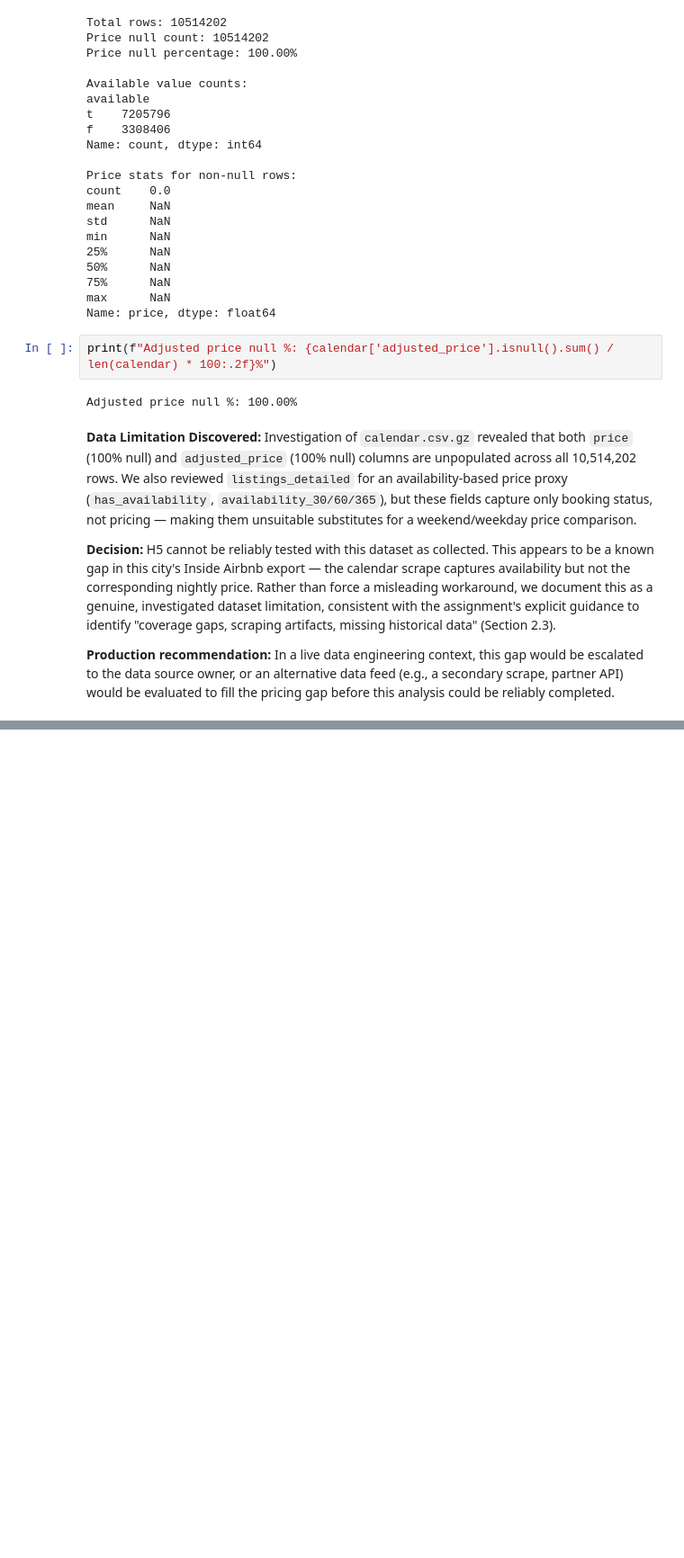
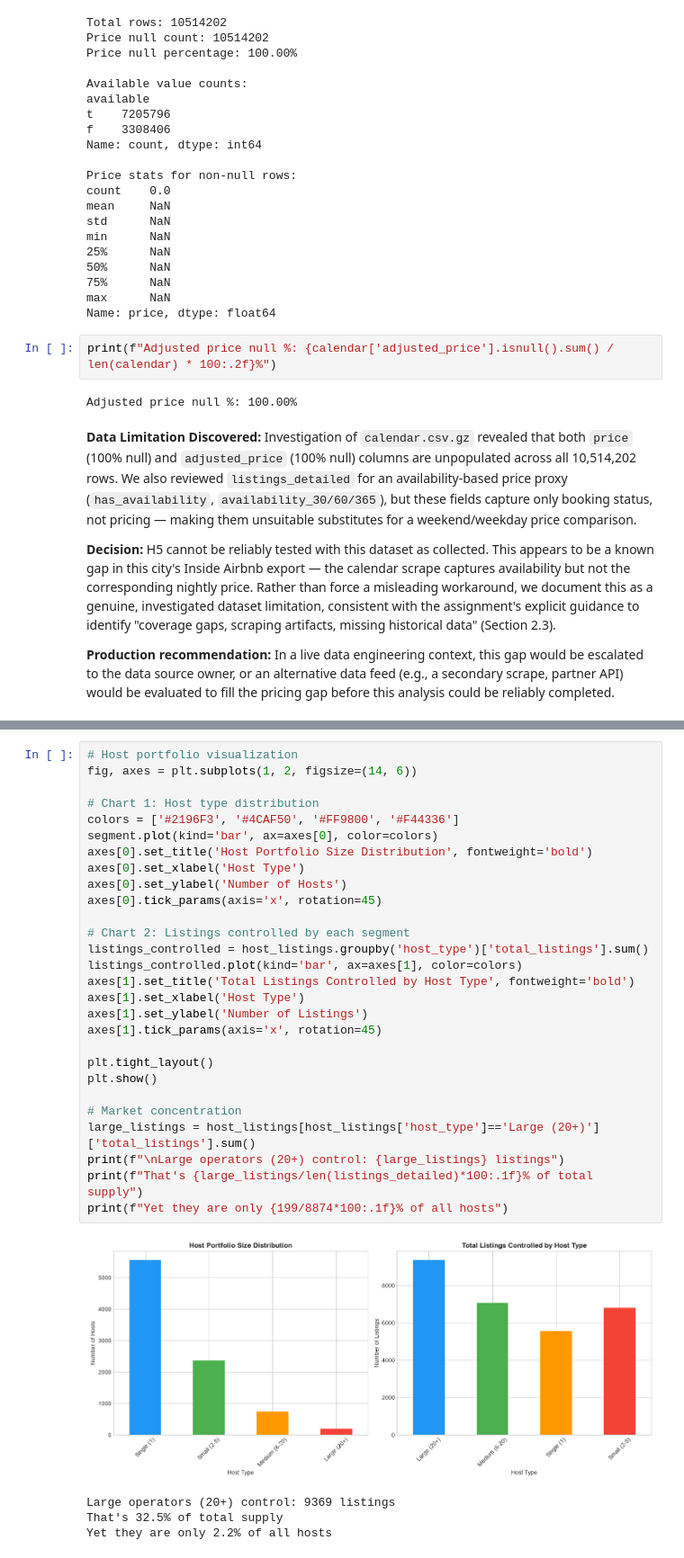
Before and after one commit to SathsaraniBS/airbnb-analysis, a Jupyter notebook: notebooks/01_data_exploration.ipynb, the cells around one changed output, grey strips where cells are left out. Shown at 90% size. Cells and saved outputs as stored; diff of their text form; blank space fills up the shorter version.

```diff
--- a/notebooks/01_data_exploration.ipynb
+++ b/notebooks/01_data_exploration.ipynb
@@ -567,0 +732,33 @@ this analysis could be reliably completed.
+# %%
+# Host portfolio visualization
+fig, axes = plt.subplots(1, 2, figsize=(14, 6))
+
+# Chart 1: Host type distribution
+colors = ['#2196F3', '#4CAF50', '#FF9800', '#F44336']
+segment.plot(kind='bar', ax=axes[0], color=colors)
+axes[0].set_title('Host Portfolio Size Distribution', fontweight='bold')
+axes[0].set_xlabel('Host Type')
+axes[0].set_ylabel('Number of Hosts')
+axes[0].tick_params(axis='x', rotation=45)
+
+# Chart 2: Listings controlled by each segment
+listings_controlled = host_listings.groupby('host_type')['total_listings'].sum()
+listings_controlled.plot(kind='bar', ax=axes[1], color=colors)
+axes[1].set_title('Total Listings Controlled by Host Type', fontweight='bold')
+axes[1].set_xlabel('Host Type')
+axes[1].set_ylabel('Number of Listings')
+axes[1].tick_params(axis='x', rotation=45)
+
+plt.tight_layout()
+plt.show()
+
+# Market concentration
+large_listings = host_listings[host_listings['host_type']=='Large (20+)']['total_listings'].sum()
+print(f"\nLarge operators (20+) control: {large_listings} listings")
+print(f"That's {large_listings/len(listings_detailed)*100:.1f}% of total supply")
+print(f"Yet they are only {199/8874*100:.1f}% of all hosts")
+# %% [output]
+[figure, added]
+Large operators (20+) control: 9369 listings
+That's 32.5% of total supply
+Yet they are only 2.2% of all hosts
```
Also changed, not shown: parts of 20 cells of this notebook.
